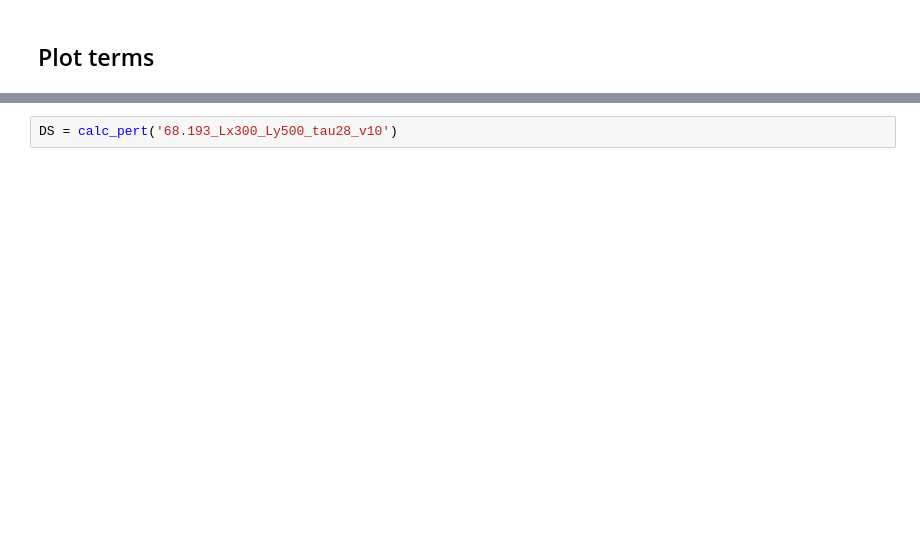
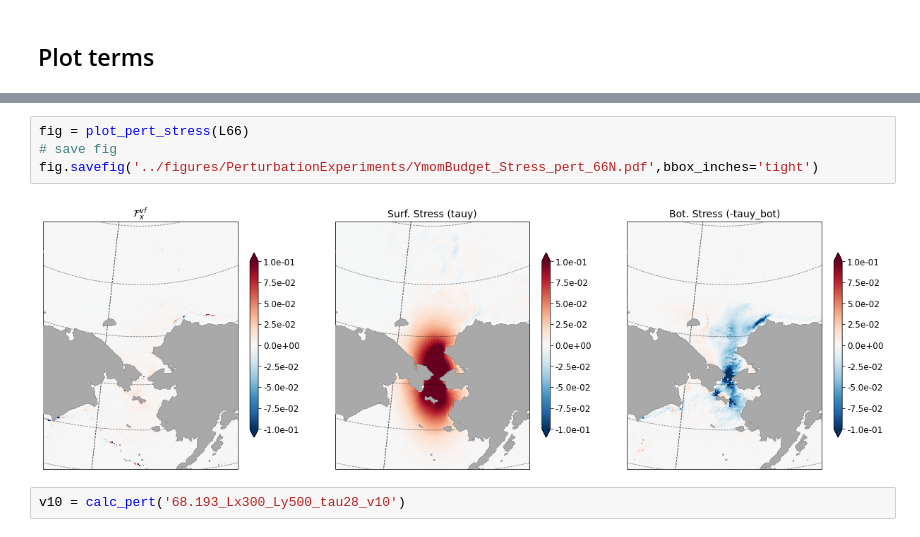
Before and after one commit to marionalberty/Chukchi_heatbudgets, a Jupyter notebook: notebooks/BWP_momentumBudget_pert.ipynb, the cells around one changed output, grey strips where cells are left out. Drawn from its saved outputs; the diff is of its cells as text; blank space fills up the shorter version.

```diff
--- a/notebooks/BWP_momentumBudget_pert.ipynb
+++ b/notebooks/BWP_momentumBudget_pert.ipynb
@@ -129,3 +201,9 @@ fig.savefig('../figures/PerturbationExperiments/YmomBudget_pert_66N.pdf',bbox_in
+# %%
+fig = plot_pert_stress(L66)
+# save fig
+fig.savefig('../figures/PerturbationExperiments/YmomBudget_Stress_pert_66N.pdf',bbox_inches='tight')
+# %% [output]
+[figure, added]
 # %%
-DS = calc_pert('68.193_Lx300_Ly500_tau28_v10')
+v10 = calc_pert('68.193_Lx300_Ly500_tau28_v10')
 # %%
```
Also changed, not shown: parts of 10 cells of this notebook, 1 other file.
